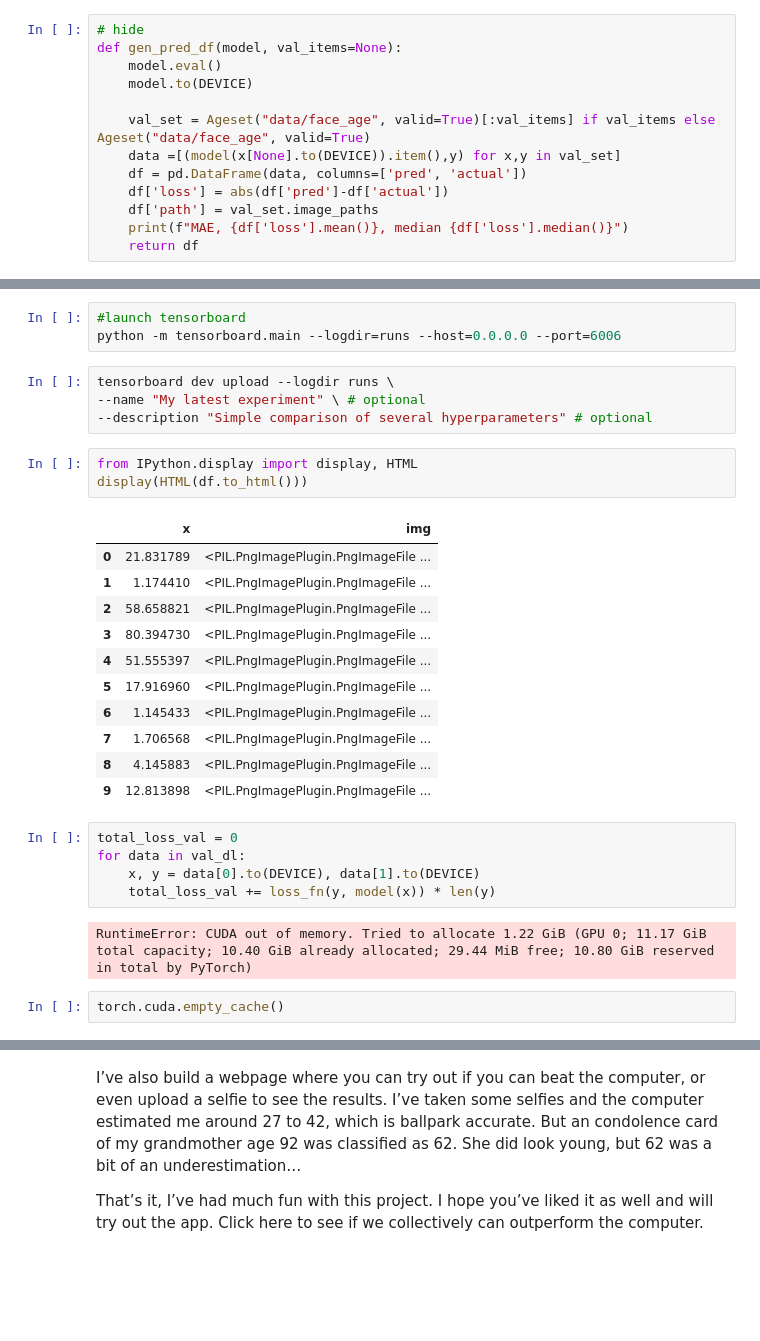
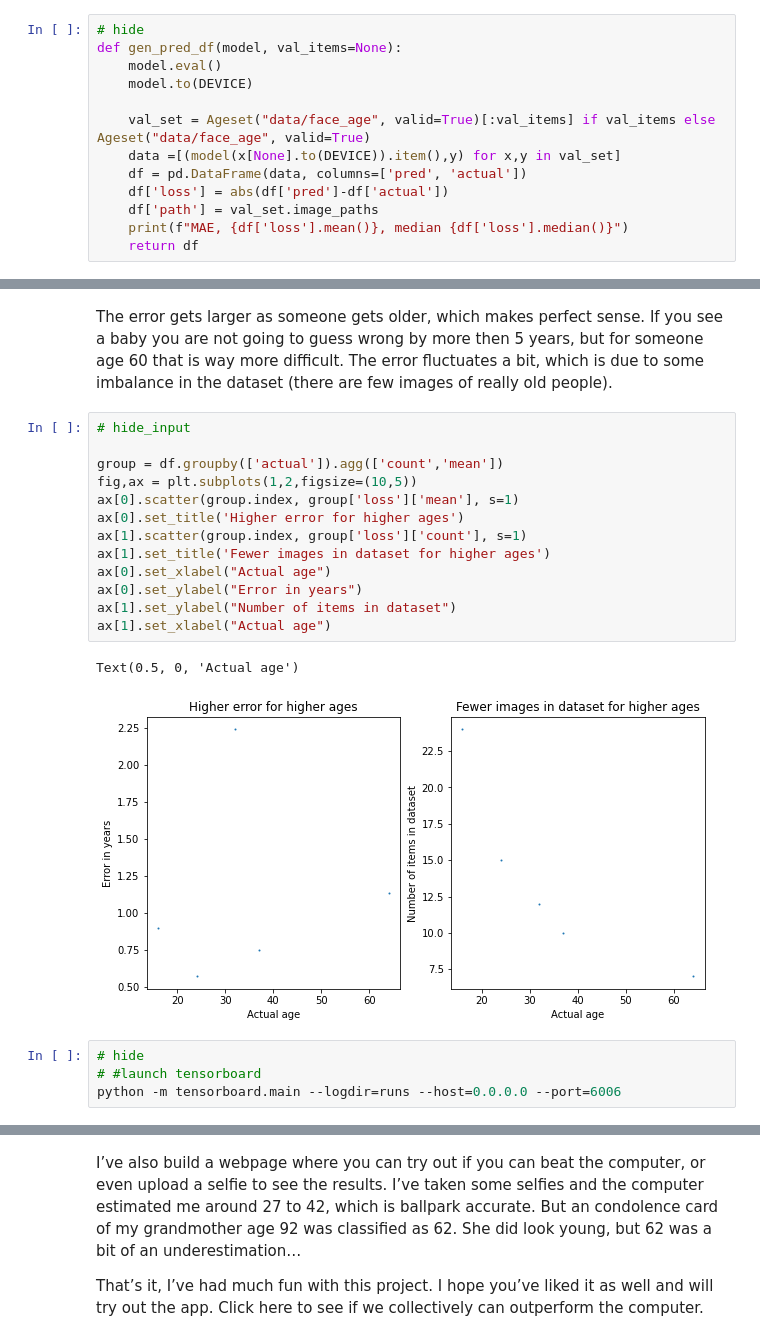
Before and after one commit to jvanelteren/age_prediction, a Jupyter notebook: 2020-11-11-age_pure_pytorch.ipynb, the cells around one changed output, grey strips where cells are left out. Cells and saved outputs as stored; diff of their text form; blank space fills up the shorter version.

```diff
--- a/2020-11-11-age_pure_pytorch.ipynb
+++ b/2020-11-11-age_pure_pytorch.ipynb
@@ -418,32 +396,23 @@ plt.scatter(group.index, group['loss']['count'], s=1)
+# %% [markdown]
+The error gets larger as someone gets older, which makes perfect sense. If you see a baby you are not going to guess wrong by more then 5 years, but for someone age 60 that is way more difficult. The error fluctuates a bit, which is due to some imbalance in the dataset (there are few images of really old people).
+# %%
+# hide_input
+
+group = df.groupby(['actual']).agg(['count','mean'])
+fig,ax = plt.subplots(1,2,figsize=(10,5))
+ax[0].scatter(group.index, group['loss']['mean'], s=1)
+ax[0].set_title('Higher error for higher ages')
+ax[1].scatter(group.index, group['loss']['count'], s=1)
+ax[1].set_title('Fewer images in dataset for higher ages')
+ax[0].set_xlabel("Actual age")
+ax[0].set_ylabel("Error in years")
+ax[1].set_ylabel("Number of items in dataset")
+ax[1].set_xlabel("Actual age")
+# %% [output]
+Text(0.5, 0, 'Actual age')
+[figure, added]
 # %%
-#launch tensorboard
+# hide
+# #launch tensorboard
 python -m tensorboard.main --logdir=runs --host=0.0.0.0 --port=6006
-# %%
-tensorboard dev upload --logdir runs \
---name "My latest experiment" \ # optional
---description "Simple comparison of several hyperparameters" # optional
-# %%
-from IPython.display import display, HTML
-display(HTML(df.to_html()))
-# %% [output]
-|  | x | img |
-| 0 | 21.831789 | <PIL.PngImagePlugin.PngImageFile ... |
-| 1 | 1.174410 | <PIL.PngImagePlugin.PngImageFile ... |
-| 2 | 58.658821 | <PIL.PngImagePlugin.PngImageFile ... |
-| 3 | 80.394730 | <PIL.PngImagePlugin.PngImageFile ... |
-| 4 | 51.555397 | <PIL.PngImagePlugin.PngImageFile ... |
-| 5 | 17.916960 | <PIL.PngImagePlugin.PngImageFile ... |
-| 6 | 1.145433 | <PIL.PngImagePlugin.PngImageFile ... |
-| 7 | 1.706568 | <PIL.PngImagePlugin.PngImageFile ... |
-| 8 | 4.145883 | <PIL.PngImagePlugin.PngImageFile ... |
-| 9 | 12.813898 | <PIL.PngImagePlugin.PngImageFile ... |
-# %%
-total_loss_val = 0
-for data in val_dl:
-    x, y = data[0].to(DEVICE), data[1].to(DEVICE)
-    total_loss_val += loss_fn(y, model(x)) * len(y)
-# %% [output]
-RuntimeError: CUDA out of memory. Tried to allocate 1.22 GiB (GPU 0; 11.17 GiB total capacity; 10.40 GiB already allocated; 29.44 MiB free; 10.80 GiB reserved in total by PyTorch)
-# %%
-torch.cuda.empty_cache()
 # %%
```
Also changed, not shown: parts of 14 cells of this notebook.
